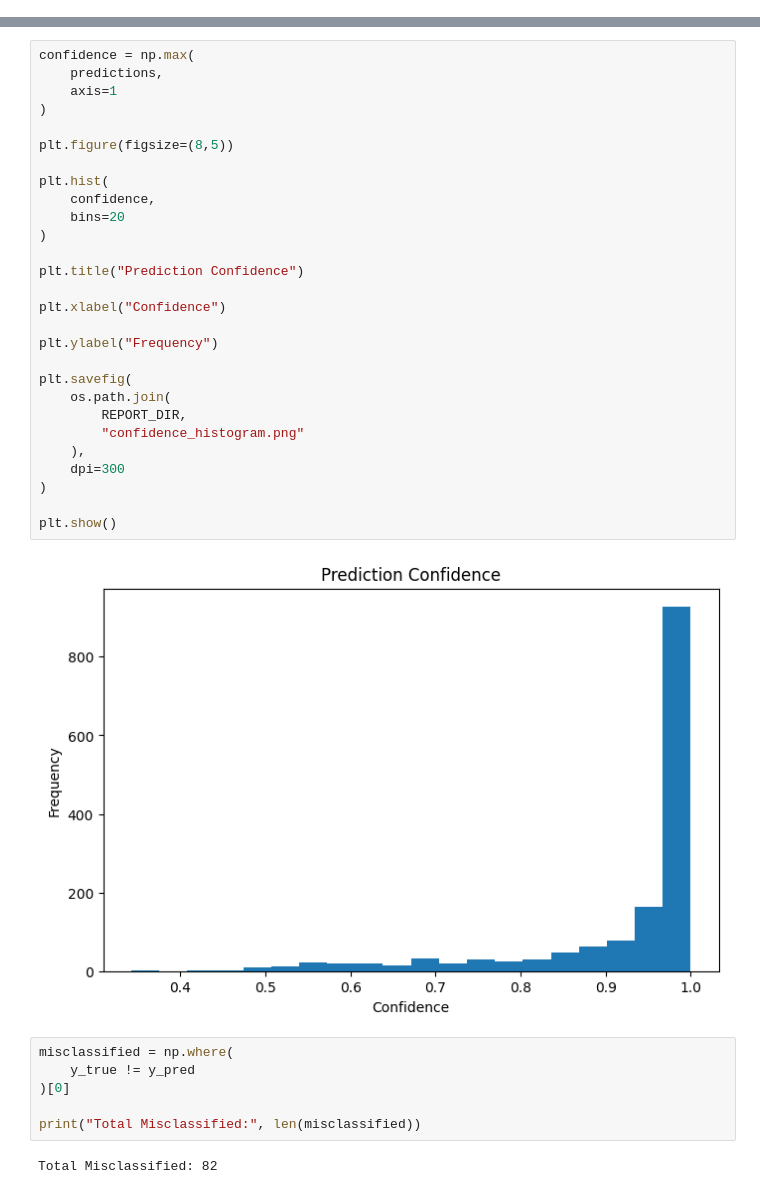
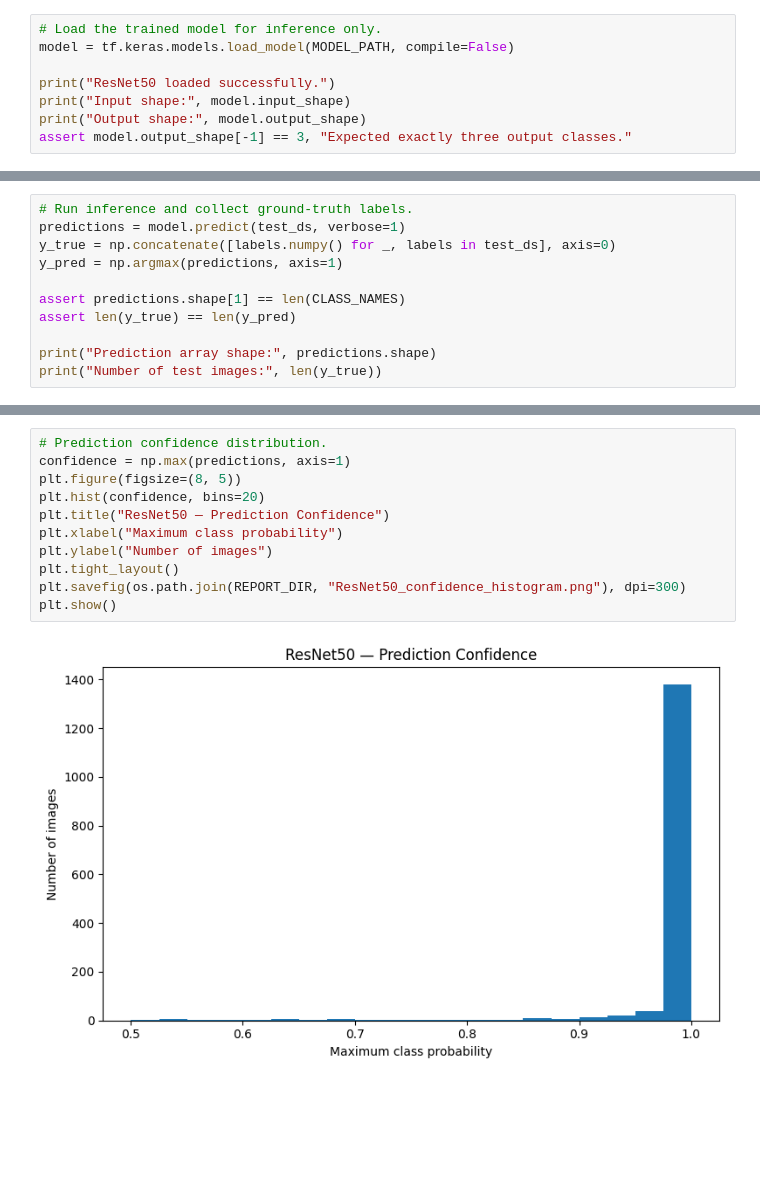
Before and after one commit to HimakarPisipati/Medivision-AI, a Jupyter notebook: notebooks/05_evaluation.ipynb, the cells around one changed output, grey strips where cells are left out. Cells and saved outputs as stored; diff of their text form; blank space fills up the shorter version.

```diff
--- a/notebooks/05_evaluation.ipynb
+++ b/notebooks/05_evaluation.ipynb
@@ -118,0 +84,8 @@ Classification Report Saved
+# %%
+# Load the trained model for inference only.
+model = tf.keras.models.load_model(MODEL_PATH, compile=False)
+
+print("ResNet50 loaded successfully.")
+print("Input shape:", model.input_shape)
+print("Output shape:", model.output_shape)
+assert model.output_shape[-1] == 3, "Expected exactly three output classes."
@@ -118,0 +122,11 @@ Classification Report Saved
+# %%
+# Run inference and collect ground-truth labels.
+predictions = model.predict(test_ds, verbose=1)
+y_true = np.concatenate([labels.numpy() for _, labels in test_ds], axis=0)
+y_pred = np.argmax(predictions, axis=1)
+
+assert predictions.shape[1] == len(CLASS_NAMES)
+assert len(y_true) == len(y_pred)
+
+print("Prediction array shape:", predictions.shape)
+print("Number of test images:", len(y_true))
@@ -191,38 +259,13 @@ plt.show()
 # %%
-confidence = np.max(
-    predictions,
-    axis=1
-)
-
-plt.figure(figsize=(8,5))
-
-plt.hist(
-    confidence,
-    bins=20
-)
-
-plt.title("Prediction Confidence")
-
-plt.xlabel("Confidence")
-
-plt.ylabel("Frequency")
-
-plt.savefig(
-    os.path.join(
-        REPORT_DIR,
-        "confidence_histogram.png"
-    ),
-    dpi=300
-)
-
+# Prediction confidence distribution.
+confidence = np.max(predictions, axis=1)
+plt.figure(figsize=(8, 5))
+plt.hist(confidence, bins=20)
+plt.title("ResNet50 — Prediction Confidence")
+plt.xlabel("Maximum class probability")
+plt.ylabel("Number of images")
+plt.tight_layout()
+plt.savefig(os.path.join(REPORT_DIR, "ResNet50_confidence_histogram.png"), dpi=300)
 plt.show()
 # %% [output]
-[figure, old version]
+[figure, new version]
-# %%
-misclassified = np.where(
-    y_true != y_pred
-)[0]
-
-print("Total Misclassified:", len(misclassified))
-# %% [output]
-Total Misclassified: 82
```
Also changed, not shown: parts of 21 cells of this notebook, 6 other files.
